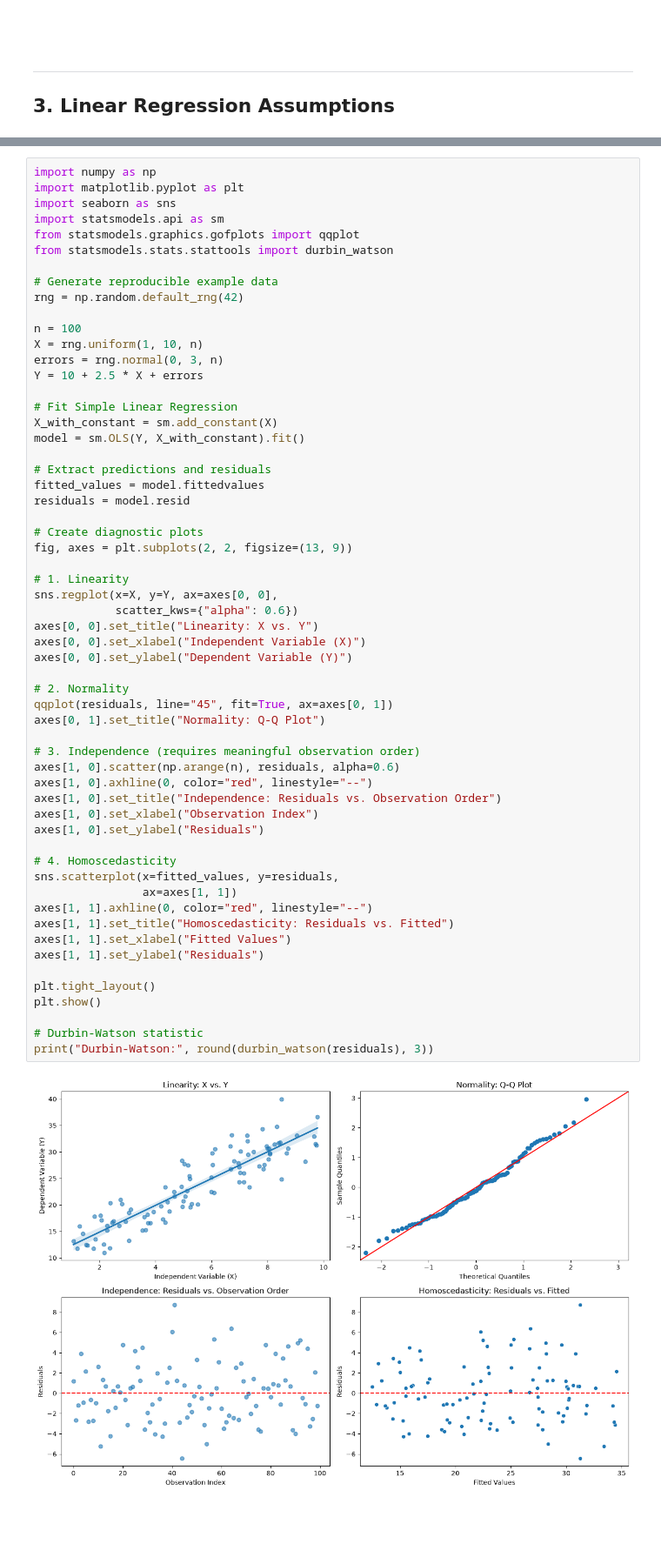
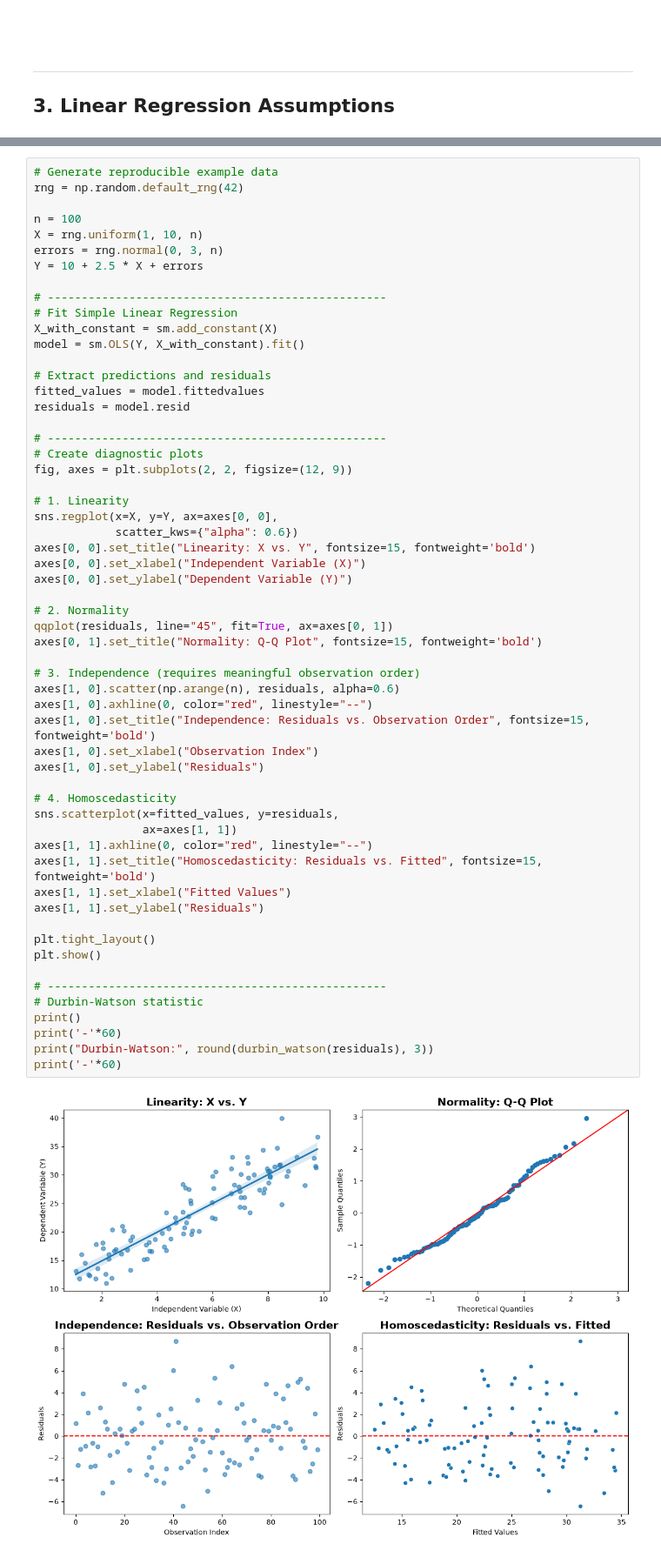
Before and after one commit to MiltonValleL/DS-ML-Lab, a Jupyter notebook: Linear_Regression/1.Simple_Lin-Reg.ipynb, the cells around one changed output, grey strips where cells are left out. Shown at 87% size. Cells and saved outputs as stored; diff of their text form; blank space fills up the shorter version.

Commit message:
linear regression assumptions updated

```diff
--- a/Linear_Regression/1.Simple_Lin-Reg.ipynb
+++ b/Linear_Regression/1.Simple_Lin-Reg.ipynb
@@ -884,11 +859,4 @@ The following example demonstrates how to create useful diagnostic plots after f
 # %%
-import numpy as np
-import matplotlib.pyplot as plt
-import seaborn as sns
-import statsmodels.api as sm
-from statsmodels.graphics.gofplots import qqplot
-from statsmodels.stats.stattools import durbin_watson
-
 # Generate reproducible example data
 rng = np.random.default_rng(42)
 
@@ -897,6 +865,7 @@ X = rng.uniform(1, 10, n)
 errors = rng.normal(0, 3, n)
 Y = 10 + 2.5 * X + errors
 
+# --------------------------------------------------
 # Fit Simple Linear Regression
 X_with_constant = sm.add_constant(X)
 model = sm.OLS(Y, X_with_constant).fit()
@@ -905,39 +874,44 @@ model = sm.OLS(Y, X_with_constant).fit()
 fitted_values = model.fittedvalues
 residuals = model.resid
 
+# --------------------------------------------------
 # Create diagnostic plots
-fig, axes = plt.subplots(2, 2, figsize=(13, 9))
+fig, axes = plt.subplots(2, 2, figsize=(12, 9))
 
 # 1. Linearity
 sns.regplot(x=X, y=Y, ax=axes[0, 0],
             scatter_kws={"alpha": 0.6})
-axes[0, 0].set_title("Linearity: X vs. Y")
+axes[0, 0].set_title("Linearity: X vs. Y", fontsize=15, fontweight='bold')
 axes[0, 0].set_xlabel("Independent Variable (X)")
 axes[0, 0].set_ylabel("Dependent Variable (Y)")
 
 # 2. Normality
 qqplot(residuals, line="45", fit=True, ax=axes[0, 1])
-axes[0, 1].set_title("Normality: Q-Q Plot")
+axes[0, 1].set_title("Normality: Q-Q Plot", fontsize=15, fontweight='bold')
 
 # 3. Independence (requires meaningful observation order)
 axes[1, 0].scatter(np.arange(n), residuals, alpha=0.6)
 axes[1, 0].axhline(0, color="red", linestyle="--")
-axes[1, 0].set_title("Independence: Residuals vs. Observation Order")
+axes[1, 0].set_title("Independence: Residuals vs. Observation Order", fontsize=15, fontweight='bold')
 axes[1, 0].set_xlabel("Observation Index")
 axes[1, 0].set_ylabel("Residuals")
 
 # 4. Homoscedasticity
 sns.scatterplot(x=fitted_values, y=residuals,
                 ax=axes[1, 1])
 axes[1, 1].axhline(0, color="red", linestyle="--")
-axes[1, 1].set_title("Homoscedasticity: Residuals vs. Fitted")
+axes[1, 1].set_title("Homoscedasticity: Residuals vs. Fitted", fontsize=15, fontweight='bold')
 axes[1, 1].set_xlabel("Fitted Values")
 axes[1, 1].set_ylabel("Residuals")
 
 plt.tight_layout()
 plt.show()
 
+# --------------------------------------------------
 # Durbin-Watson statistic
+print()
+print('-'*60)
 print("Durbin-Watson:", round(durbin_watson(residuals), 3))
+print('-'*60)
 # %% [output]
-[figure, old version]
+[figure, new version]
```
Also changed, not shown: parts of 11 cells of this notebook.
